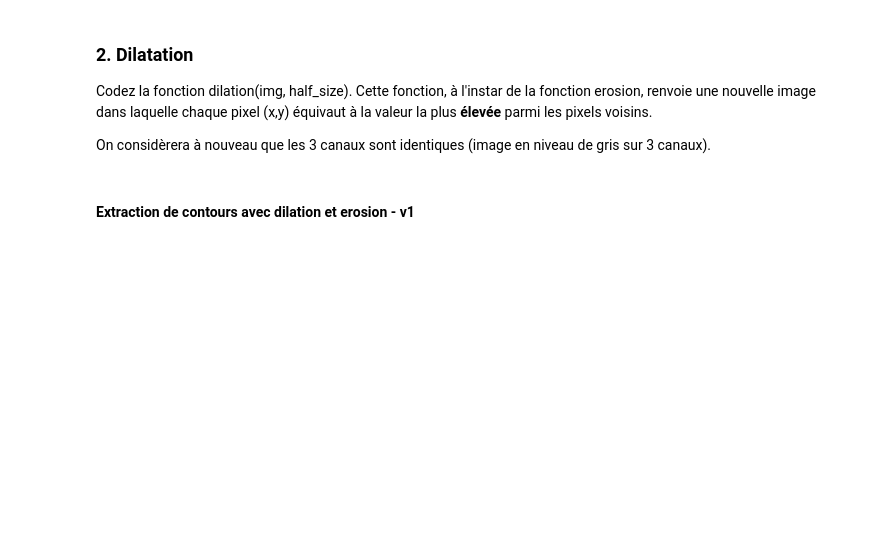
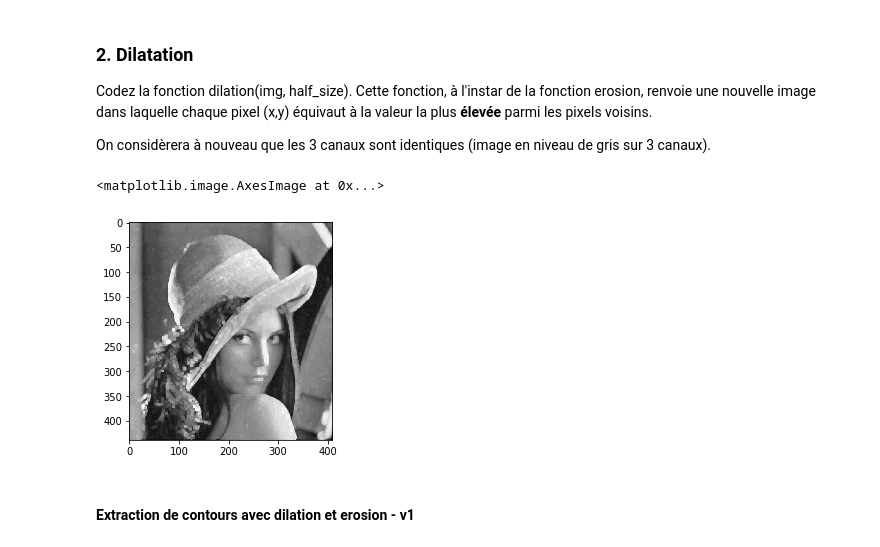
Before and after one commit to abdelamine06/PerceptionIneraction, a Jupyter notebook: PI_TP3/TP3.ipynb, the cells around one changed output. Cells and saved outputs as stored; diff of their text form; code cells hidden in the pictures; blank space fills up the shorter version.

```diff
--- a/PI_TP3/TP3.ipynb
+++ b/PI_TP3/TP3.ipynb
@@ -46,13 +49,29 @@ plt.imshow(img_erodee)
 Codez la fonction dilation(img, half_size). Cette fonction, à l'instar de la fonction erosion, renvoie une nouvelle image dans laquelle chaque pixel (x,y) équivaut à la valeur la plus **élevée** parmi les pixels voisins.
 
 On considèrera à nouveau que les 3 canaux sont identiques (image en niveau de gris sur 3 canaux).
-# %%
-def dilation(img, half_size):
-    # ...
-    return
-
-img_dilatee = dilation(img, 2)
-plt.imshow(img_dilatee)
+# %%
+def dilation(img, half_size):
+    new_img = img.copy()
+    (h,w,c) = img.shape
+    for i in range(half_size,h-half_size):
+        for j in range(half_size,w-half_size):
+            for k in range(c):
+                max_value = new_img[i,j,k]
+                for x in range(i-half_size, i+half_size+1):
+                    for y in range(j-half_size, j+half_size+1):
+                        if(max_value<img[x,y,k]):
+                            max_value = img[x,y,k]
+
+                new_img[i,j,k]= max_value
+
+    return new_img
+
+
+img_dilatee = dilation(img, 2)
+plt.imshow(img_dilatee)
+# %% [output]
+<matplotlib.image.AxesImage at 0x...>
+[figure, added]
 # %% [markdown]
 #### Extraction de contours avec dilation et erosion - v1
 # %%
```
Also changed, not shown: parts of 5 cells of this notebook.
